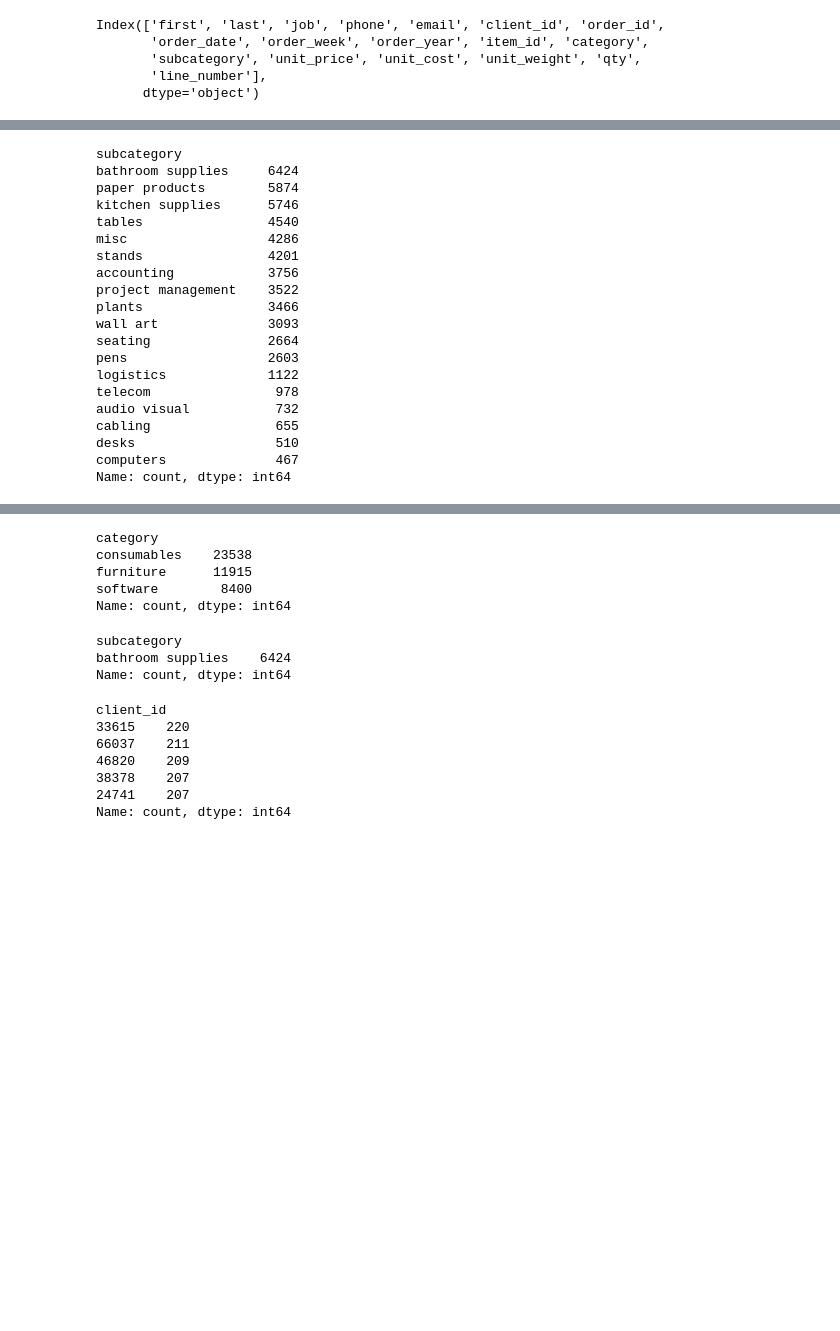
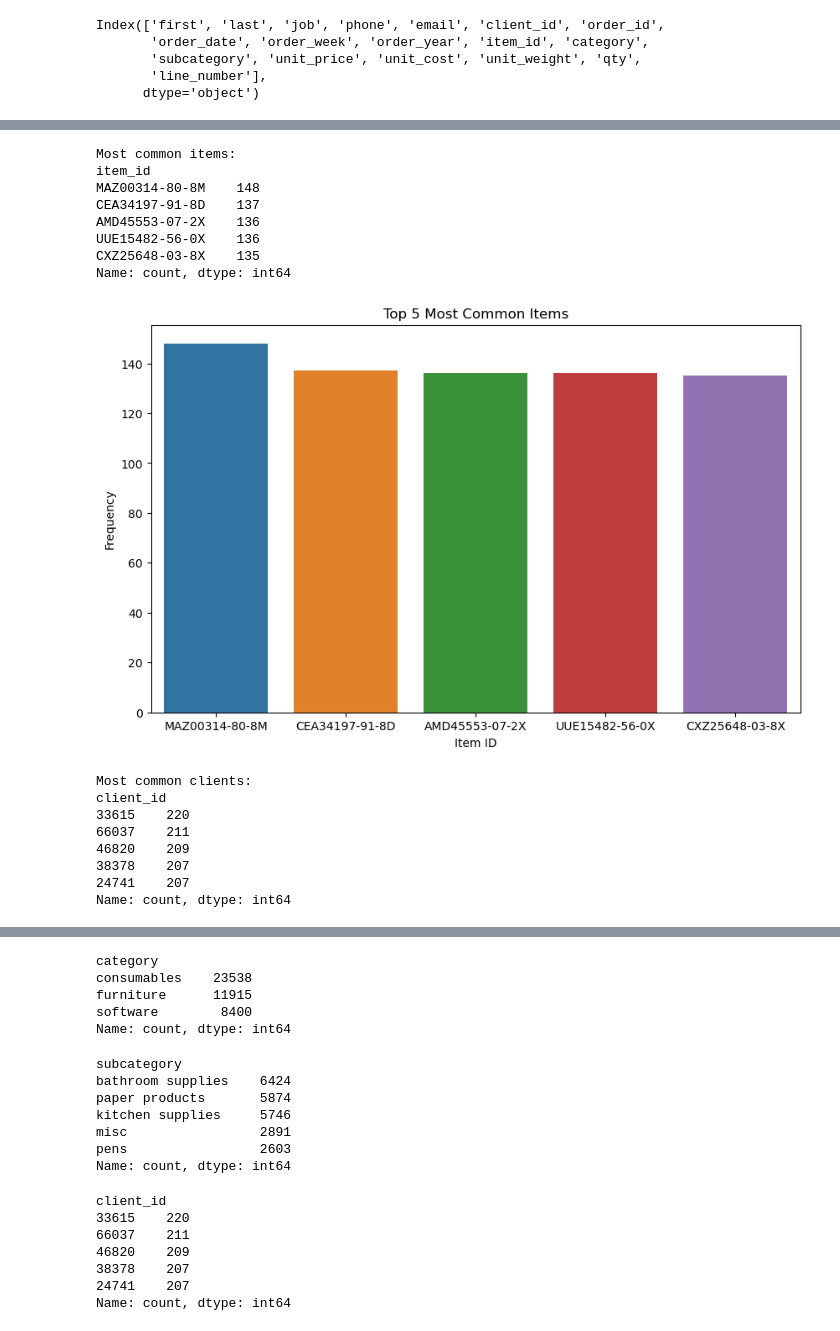
Before and after one commit to jpromer3006/pandas_challenge_1, a Jupyter notebook: module_4_challenge.ipynb, the cells around one changed output, grey strips where cells are left out. Saved outputs shown, nothing was run; the diff lists cells and outputs as text; code cells hidden in the pictures; blank space fills up the shorter version.

```diff
--- a/module_4_challenge.ipynb
+++ b/module_4_challenge.ipynb
@@ -40,36 +40,50 @@ df.describe()
 # %%
 # Use this space to do any additional research
 # and familiarize yourself with the data.
-# Check for missing values
-missing_values = df.isnull().sum()
-data_types = df.dtypes
-summary_stats = df.describe()
-sorted_df = df.sort_values(by="last", ascending=False)
-sorted_df
-sorted_unit_cost = df.sort_values(by="unit_cost", ascending=False)
-sorted_unit_cost
-sorted_qyt = df.sort_values(by="qty", ascending=False)
-df.sort_values(by=["qty", "unit_cost"],ascending=[False,False])
+##Assisted by ChatGpt
 
-df["subcategory"].value_counts()
+# Most common items in the 'item_id' column
+most_common_items = df['item_id'].value_counts().head()
+print("Most common items:")
+print(most_common_items)
+
+# Visualize the distribution of 'item_id'
+import seaborn as sns
+import matplotlib.pyplot as plt
+plt.figure(figsize=(10, 6))
+sns.countplot(x='item_id', data=df, order=df['item_id'].value_counts().index[:5])
+plt.title('Top 5 Most Common Items')
+plt.xlabel('Item ID')
+plt.ylabel('Frequency')
+plt.show()
+
+# Most common 'client_id'
+most_common_clients = df['client_id'].value_counts().head()
+print("\nMost common clients:")
+print(most_common_clients)
+
+# Visualize the distribution of 'client_id'
+plt.figure(figsize=(10, 6))
+sns.countplot(x='client_id', data=df, order=df['client_id'].value_counts().index[:5])
+plt.title('Top 5 Most Common Clients')
+plt.xlabel('Client ID')
+plt.ylabel('Frequency')
+plt.show()
 # %% [output]
-subcategory
-bathroom supplies     6424
-paper products        5874
-kitchen supplies      5746
-tables                4540
-misc                  4286
-stands                4201
-accounting            3756
-project management    3522
-plants                3466
-wall art              3093
-seating               2664
-pens                  2603
-logistics             1122
-telecom                978
-audio visual           732
-cabling                655
-desks                  510
-computers              467
+Most common items:
+item_id
+MAZ00314-80-8M    148
+CEA34197-91-8D    137
+AMD45553-07-2X    136
+UUE15482-56-0X    136
+CXZ25648-03-8X    135
 Name: count, dtype: int64
+[figure, added]
+Most common clients:
+client_id
+33615    220
+66037    211
+46820    209
+38378    207
+24741    207
+Name: count, dtype: int64
@@ -85,10 +100,14 @@ Name: count, dtype: int64
 # %%
 # For the category with the most entries,
 # which subcategory had the most entries?
-df.loc[df["category"] == "consumables", "subcategory"].value_counts().head(1)
+df.loc[df["category"] == "consumables", "subcategory"].value_counts().head()
 # %% [output]
 subcategory
 bathroom supplies    6424
+paper products       5874
+kitchen supplies     5746
+misc                 2891
+pens                 2603
 Name: count, dtype: int64
 # %%
 # Which five clients had the most entries in the data?
```
Also changed, not shown: parts of 21 cells of this notebook.
